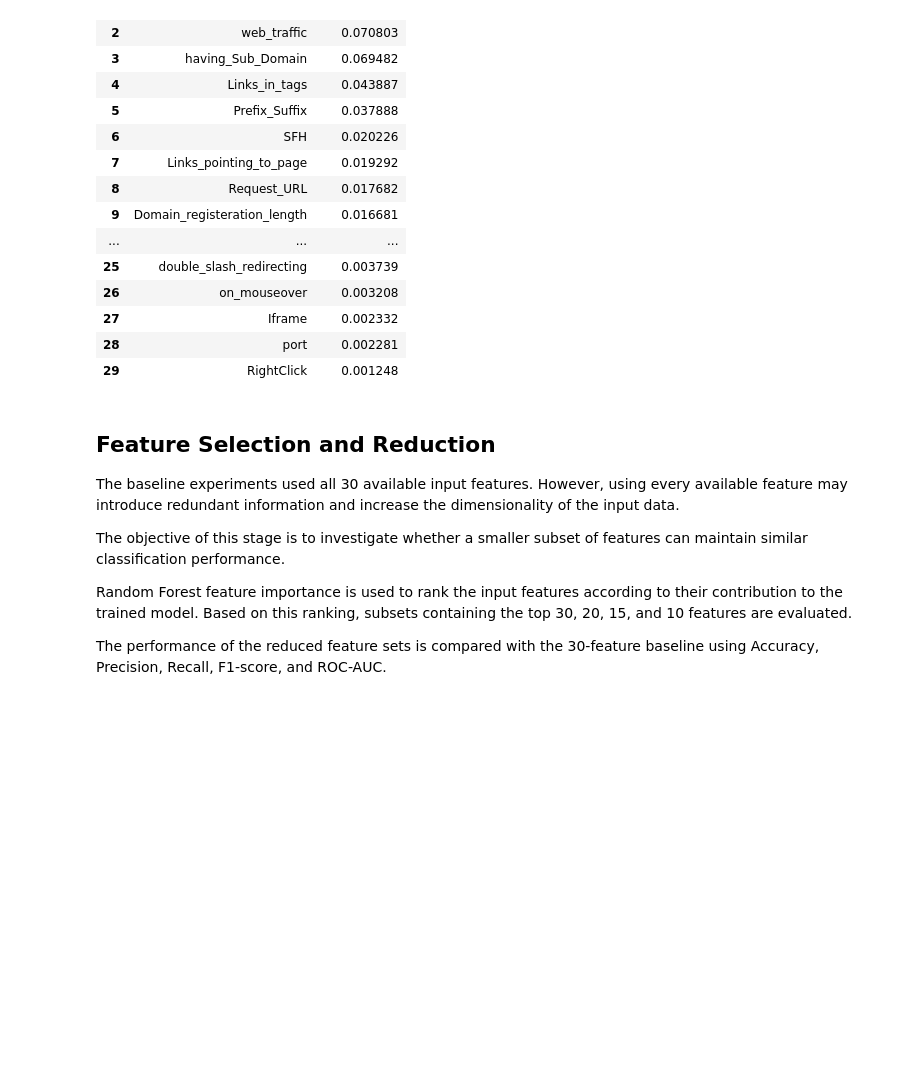
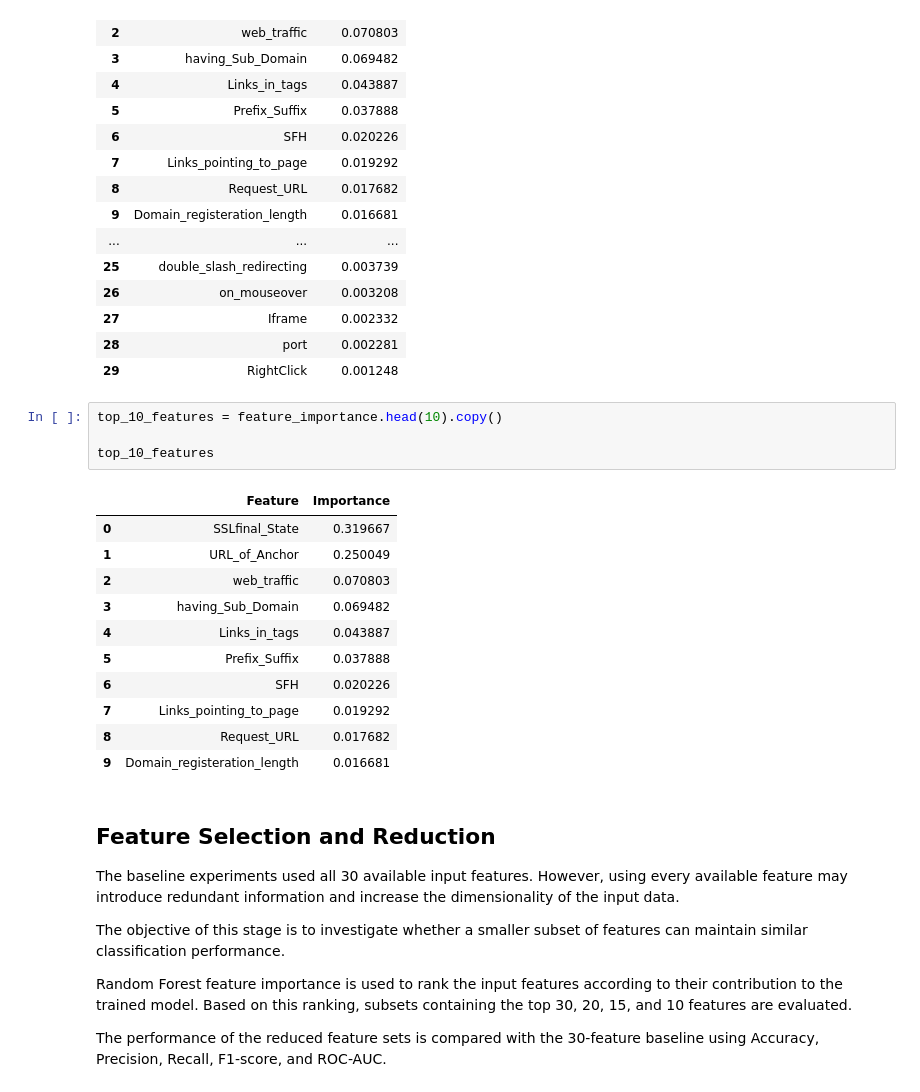
Before and after one commit to Yashi-tech-ai/Phishing-Website-Detection-and-Feature-Reduction, a Jupyter notebook: notebooks/05_feature_selection.ipynb, the cells around one changed output. Drawn from its saved outputs; the diff is of its cells as text; blank space fills up the shorter version.

```diff
--- a/notebooks/05_feature_selection.ipynb
+++ b/notebooks/05_feature_selection.ipynb
@@ -73,6 +73,22 @@ feature_importance
 | 27 | Iframe | 0.002332 |
 | 28 | port | 0.002281 |
 | 29 | RightClick | 0.001248 |
+# %%
+top_10_features = feature_importance.head(10).copy()
+
+top_10_features
+# %% [output]
+|  | Feature | Importance |
+| 0 | SSLfinal_State | 0.319667 |
+| 1 | URL_of_Anchor | 0.250049 |
+| 2 | web_traffic | 0.070803 |
+| 3 | having_Sub_Domain | 0.069482 |
+| 4 | Links_in_tags | 0.043887 |
+| 5 | Prefix_Suffix | 0.037888 |
+| 6 | SFH | 0.020226 |
+| 7 | Links_pointing_to_page | 0.019292 |
+| 8 | Request_URL | 0.017682 |
+| 9 | Domain_registeration_length | 0.016681 |
 # %% [markdown]
 ## Feature Selection and Reduction
 
```
Also changed, not shown: parts of 13 cells of this notebook, 6 other files.
